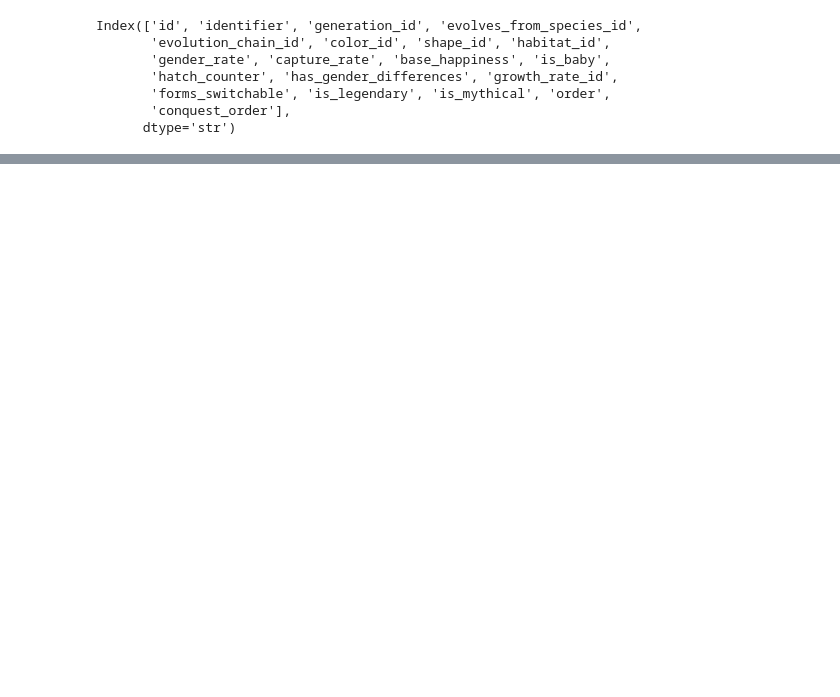
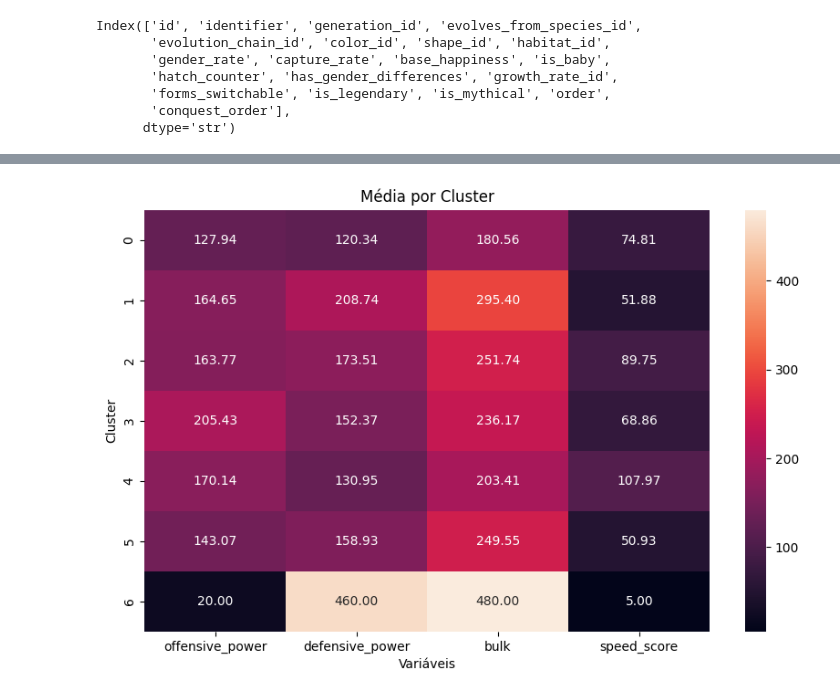
Before and after one commit to luisTranquilino/darkdex, a Jupyter notebook: code/initial_study.ipynb, the cells around one changed output, grey strips where cells are left out. Cells and saved outputs as stored; diff of their text form; code cells hidden in the pictures; blank space fills up the shorter version.

```diff
--- a/code/initial_study.ipynb
+++ b/code/initial_study.ipynb
@@ -189,0 +221,22 @@ plot_distribution(df_kmeans_1, "name", "offensive_power", "defensive_power", "sp
+# %%
+
+
+def plot_clusters_heatmap(df, col_cluster, colunas, tipo='media'):
+
+    if tipo == 'media':
+        dados = df.groupby(col_cluster)[colunas].mean()
+        titulo = 'Média por Cluster'
+    else:
+        dados = df.groupby(col_cluster)[colunas].median()
+        titulo = 'Mediana por Cluster'
+
+    plt.figure(figsize=(10, 6))
+    sns.heatmap(dados, annot=True, fmt=".2f")
+    plt.title(titulo)
+    plt.ylabel('Cluster')
+    plt.xlabel('Variáveis')
+    plt.show()
+# %%
+plot_clusters_heatmap(df_kmeans_1, 'cluster', columns_1, tipo='media')
+# %% [output]
+[figure, added]
```
Also changed, not shown: parts of 11 cells of this notebook, 1 other file.
